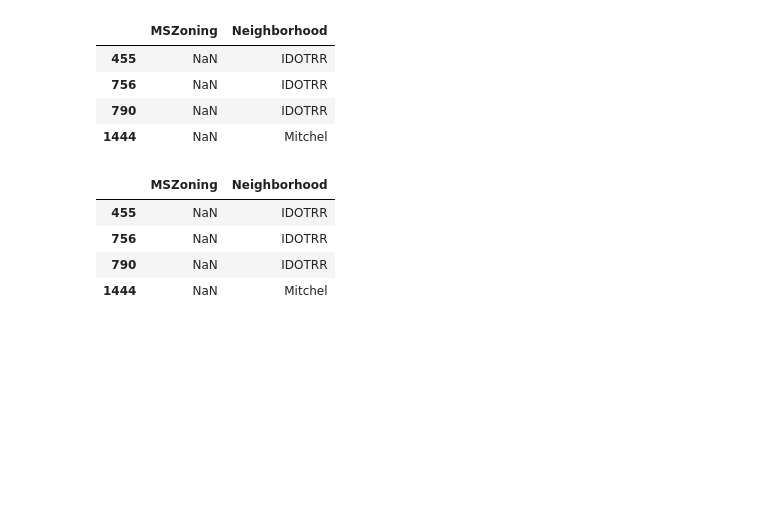
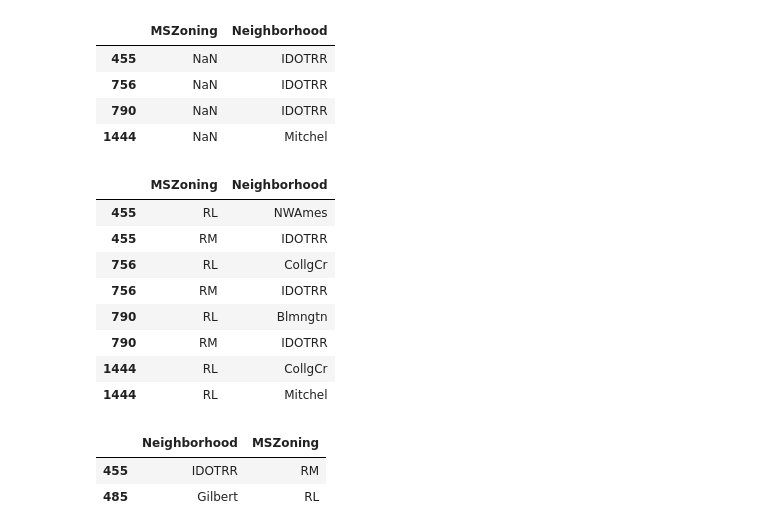
Before and after one commit to manshubh/kaggle-HousePricing, a Jupyter notebook: MyHousePricing.ipynb, the cells around one changed output. Drawn from its saved outputs; the diff is of its cells as text; code cells hidden in the pictures; blank space fills up the shorter version.

```diff
--- a/MyHousePricing.ipynb
+++ b/MyHousePricing.ipynb
@@ -223,12 +225,22 @@ alldata.loc[alldata.MSZoning.isnull()][['MSZoning','Neighborhood']]
 | 790 | NaN | IDOTRR |
 | 1444 | NaN | Mitchel |
 # %%
-alldata.loc[alldata.MSZoning.isnull()][['MSZoning','Neighborhood']]['MSZoning']=pd.Series(['x','x','x','x'])
+alldata.loc[alldata['MSZoning'].isnull(),'MSZoning']=['RM','RM','RM','RL']
 # %%
-alldata.loc[alldata.MSZoning.isnull()][['MSZoning','Neighborhood']]
+alldata.loc[[455,756,790,1444]][['MSZoning','Neighborhood']]
 # %% [output]
 |  | MSZoning | Neighborhood |
-| 455 | NaN | IDOTRR |
-| 756 | NaN | IDOTRR |
-| 790 | NaN | IDOTRR |
-| 1444 | NaN | Mitchel |
+| 455 | RL | NWAmes |
+| 455 | RM | IDOTRR |
+| 756 | RL | CollgCr |
+| 756 | RM | IDOTRR |
+| 790 | RL | Blmngtn |
+| 790 | RM | IDOTRR |
+| 1444 | RL | CollgCr |
+| 1444 | RL | Mitchel |
+# %%
+alldata[alldata['Utilities'].isnull()][['Neighborhood','MSZoning']]
+# %% [output]
+|  | Neighborhood | MSZoning |
+| 455 | IDOTRR | RM |
+| 485 | Gilbert | RL |
```
Also changed, not shown: parts of 6 cells of this notebook.
